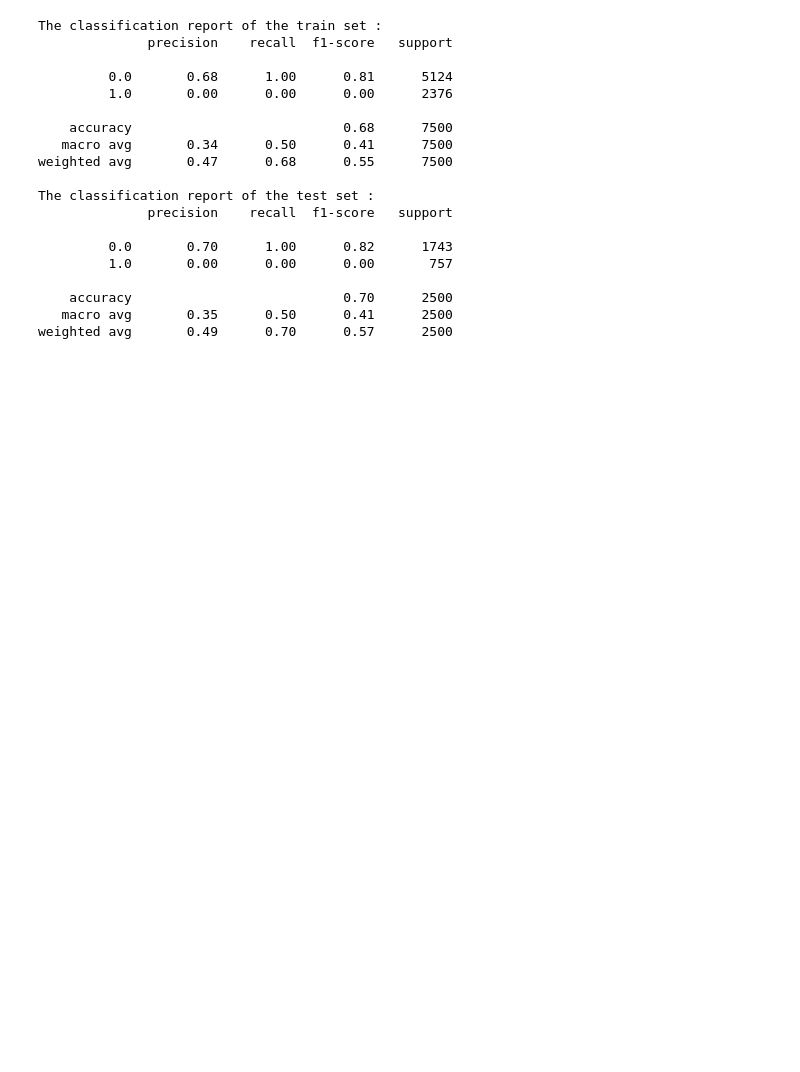
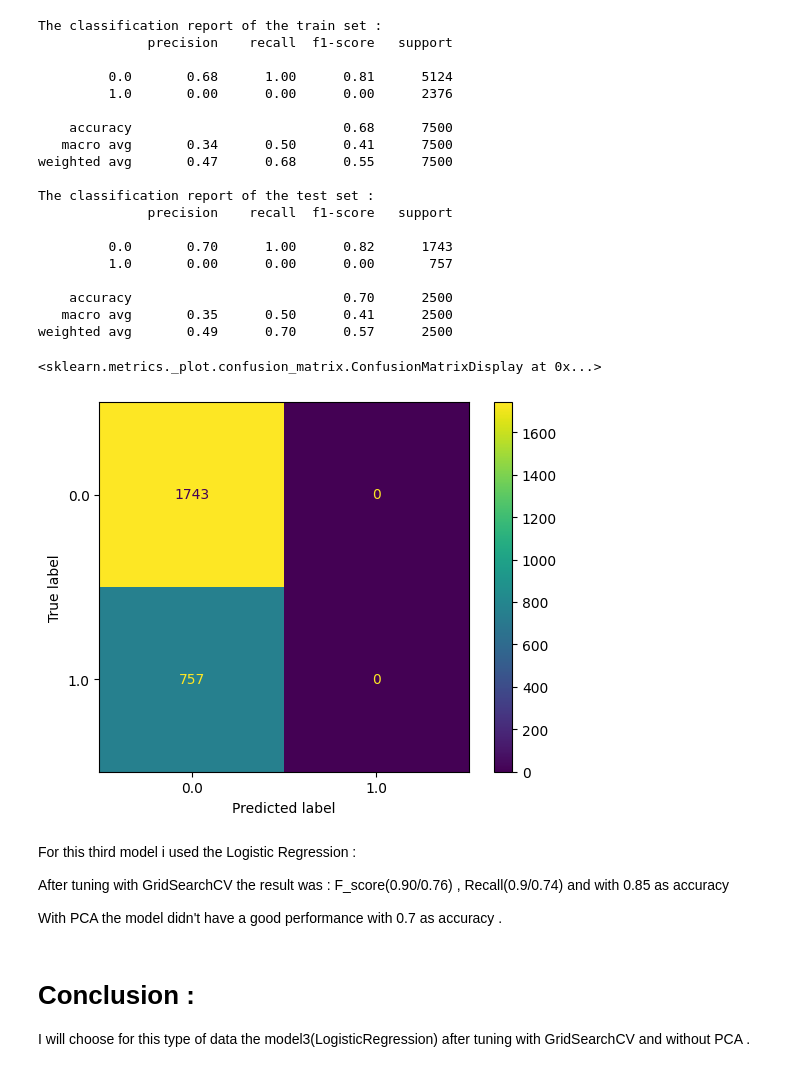
Before and after one commit to medayoubaziz/Car_insurance_predictions, a Jupyter notebook: Project_2.ipynb, the cells around one changed output. Saved outputs shown, nothing was run; the diff lists cells and outputs as text; code cells hidden in the pictures; blank space fills up the shorter version.

```diff
--- a/Project_2.ipynb
+++ b/Project_2.ipynb
@@ -1093,3 +1087,17 @@ The classification report of the test set :
     accuracy                           0.70      2500
    macro avg       0.35      0.50      0.41      2500
 weighted avg       0.49      0.70      0.57      2500
+# %%
+ConfusionMatrixDisplay.from_predictions(y_test,best_model33_test_preds)
+# %% [output]
+<sklearn.metrics._plot.confusion_matrix.ConfusionMatrixDisplay at 0x...>
+[figure, added]
+# %% [markdown]
+For this third model i used the Logistic Regression :
+
+After tuning with GridSearchCV the result was : F_score(0.90/0.76) , Recall(0.9/0.74) and with 0.85 as accuracy
+
+With PCA the model didn't have a good performance with 0.7 as accuracy .
+# %% [markdown]
+# Conclusion :
+I will choose for this type of data the model3(LogisticRegression) after tuning with GridSearchCV and without PCA .
```
Also changed, not shown: parts of 13 cells of this notebook.
